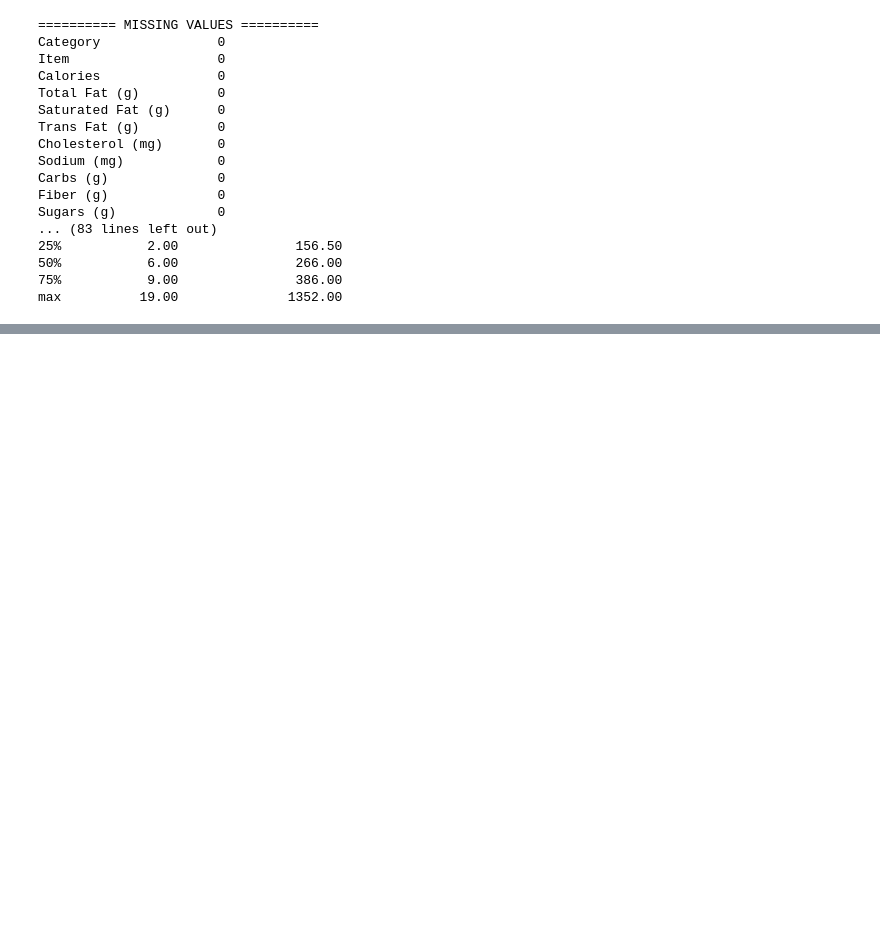
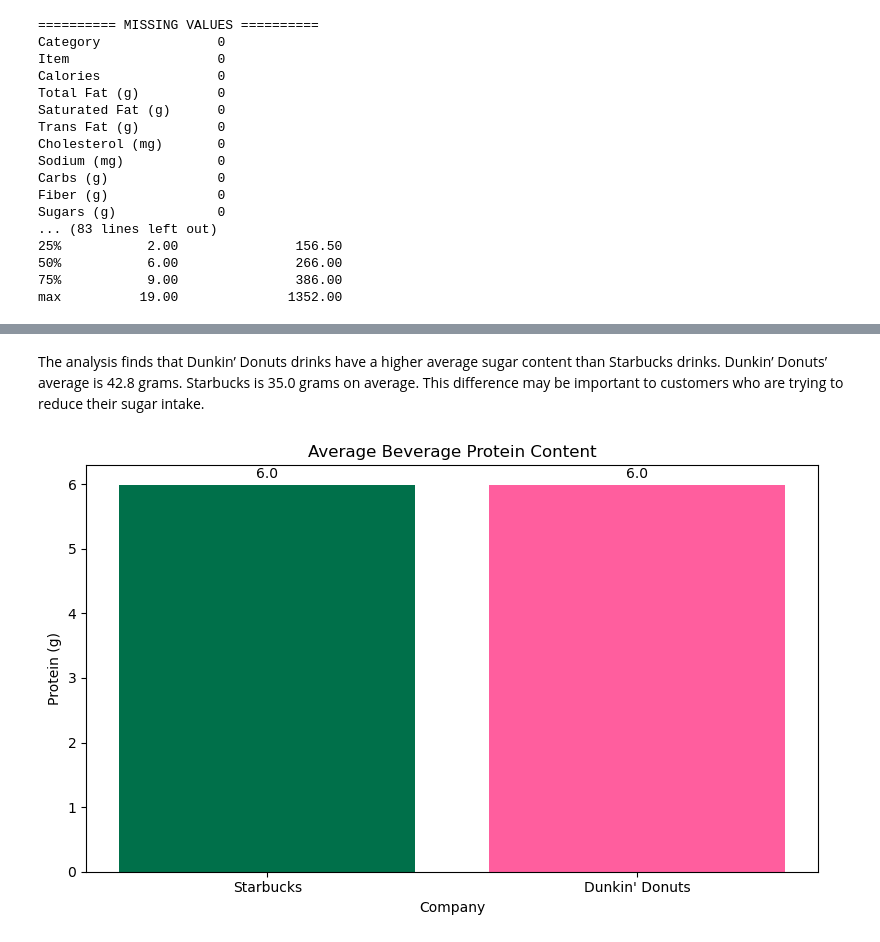
Before and after one commit to YuolaAbrams/Python-Anaconda-Setup, a Jupyter notebook: Abrams_Yuola_BUS303_Signature_Term_Project.ipynb, the cells around one changed output, grey strips where cells are left out. Cells and saved outputs as stored; diff of their text form; code cells hidden in the pictures; blank space fills up the shorter version.

```diff
--- a/Abrams_Yuola_BUS303_Signature_Term_Project.ipynb
+++ b/Abrams_Yuola_BUS303_Signature_Term_Project.ipynb
@@ -410,0 +519,31 @@ into Python as dnkn4 to see if it imported correctly.
+# %% [markdown]
+The analysis finds that Dunkin’ Donuts drinks have a higher average sugar content than Starbucks drinks.
+Dunkin’ Donuts’ average is 42.8 grams. Starbucks is 35.0 grams on average. This difference may be important
+to customers who are trying to reduce their sugar intake.
+# %%
+protein = pd.DataFrame({
+    "Company": ["Starbucks", "Dunkin' Donuts"],
+    "Average_Protein": [
+        sbux4["Protein_g"].mean(),
+        dnkn4["Protein (g)"].mean()
+    ]
+})
+
+fig, ax = plt.subplots(figsize=(8, 5))
+
+bars = ax.bar(
+    protein["Company"],
+    protein["Average_Protein"],
+    color=[starbucks_green, dunkin_pink]
+)
+
+ax.bar_label(bars, fmt="%.1f", padding=3)
+
+ax.set_title("Average Beverage Protein Content")
+ax.set_xlabel("Company")
+ax.set_ylabel("Protein (g)")
+
+plt.tight_layout()
+plt.show()
+# %% [output]
+[figure, added]
```
Also changed, not shown: parts of 15 cells of this notebook.
